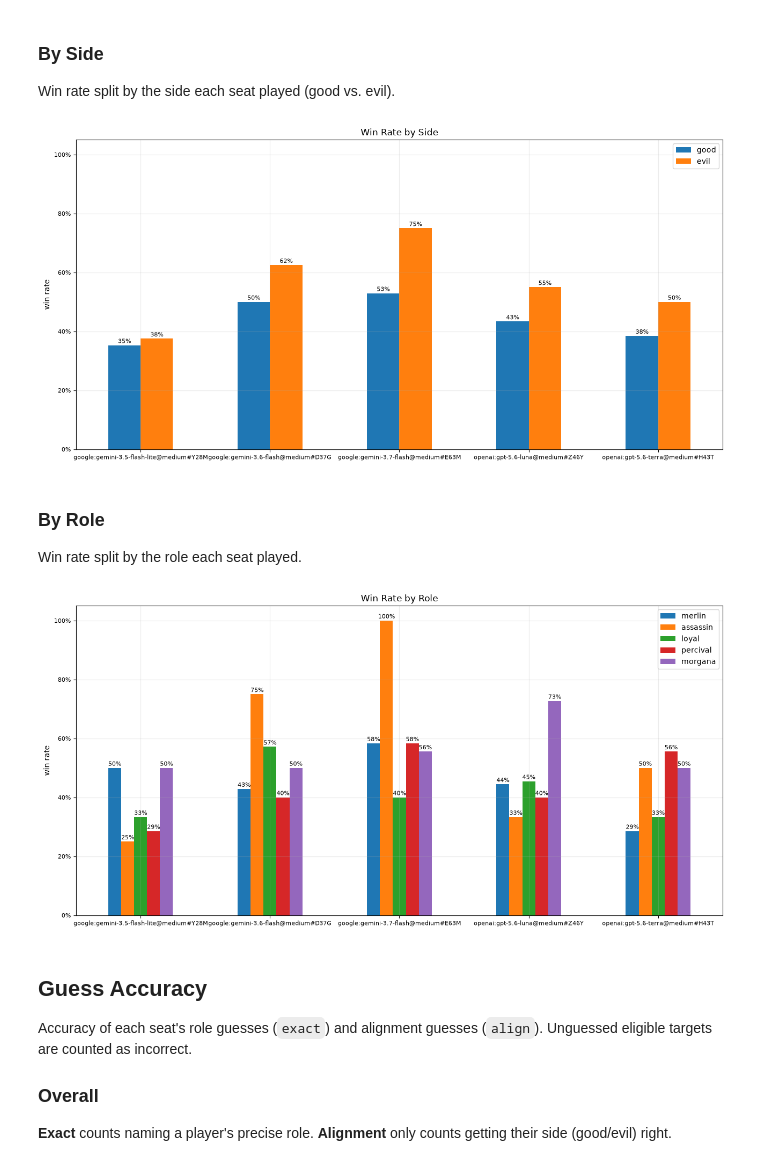
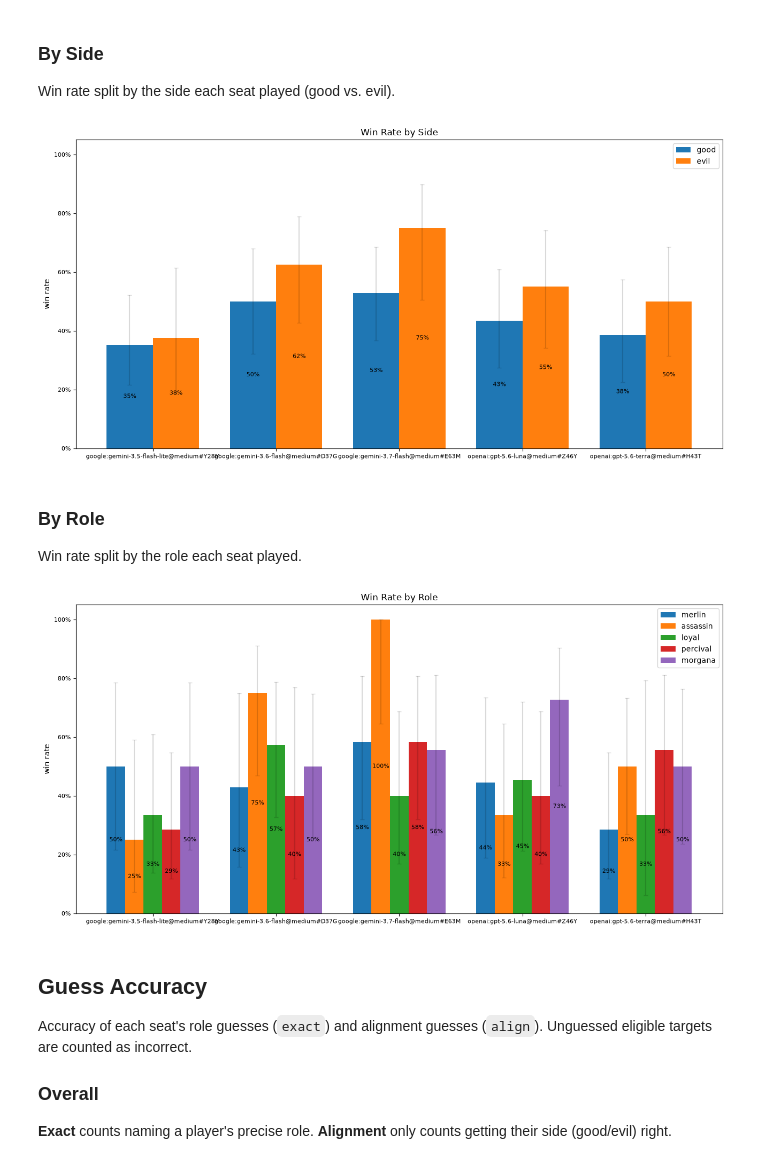
Before and after one commit to LuoZihYuan/camelot-bench, a Jupyter notebook: notebooks/seats.ipynb, the cells around one changed output. Saved outputs shown, nothing was run; the diff lists cells and outputs as text; code cells hidden in the pictures.

Commit message:
:lipstick: style(notebooks): error bars, grid, and label refinements

```diff
--- a/notebooks/seats.ipynb
+++ b/notebooks/seats.ipynb
@@ -31,8 +31,6 @@ WINDOW = 10  # rolling window for trajectories
 
 plt.rcParams["xtick.labelsize"] = 8  # small tick labels so long seat keys fit
 plt.rcParams["ytick.labelsize"] = 8
-plt.rcParams["axes.grid"] = True  # half-transparent grid lines
-plt.rcParams["grid.alpha"] = 0.25
 plt.rcParams["figure.titlesize"] = 16  # suptitle larger than subplot titles
 print("RUN_DIR:", RUN_DIR)
 # %% [output]
@@ -117,17 +154,21 @@ plt.show()
 
 Win rate split by the side each seat played (good vs. evil).
 # %%
-bars(group_frame(win_rate(RUN_DIR, by="side"), "win_rate"), "Win Rate by Side", "win rate")
+wr = win_rate(RUN_DIR, by="side")
+frame = cell_frame(wr, WIN, group=None)
+bars(frame.fillna(0), "Win Rate by Side", "win rate", yerr=ci_err(wr, WIN, frame))
 # %% [output]
-[figure, old version]
+[figure, new version]
 # %% [markdown]
 ### **By Role**
 
 Win rate split by the role each seat played.
 # %%
-bars(group_frame(win_rate(RUN_DIR, by="role"), "win_rate"), "Win Rate by Role", "win rate")
+wr = win_rate(RUN_DIR, by="role")
+frame = cell_frame(wr, WIN, group=None)
+bars(frame.fillna(0), "Win Rate by Role", "win rate", yerr=ci_err(wr, WIN, frame))
 # %% [output]
-[figure, old version]
+[figure, new version]
 # %% [markdown]
 ## **Guess Accuracy**
 
```
Also changed, not shown: parts of 10 cells of this notebook.
